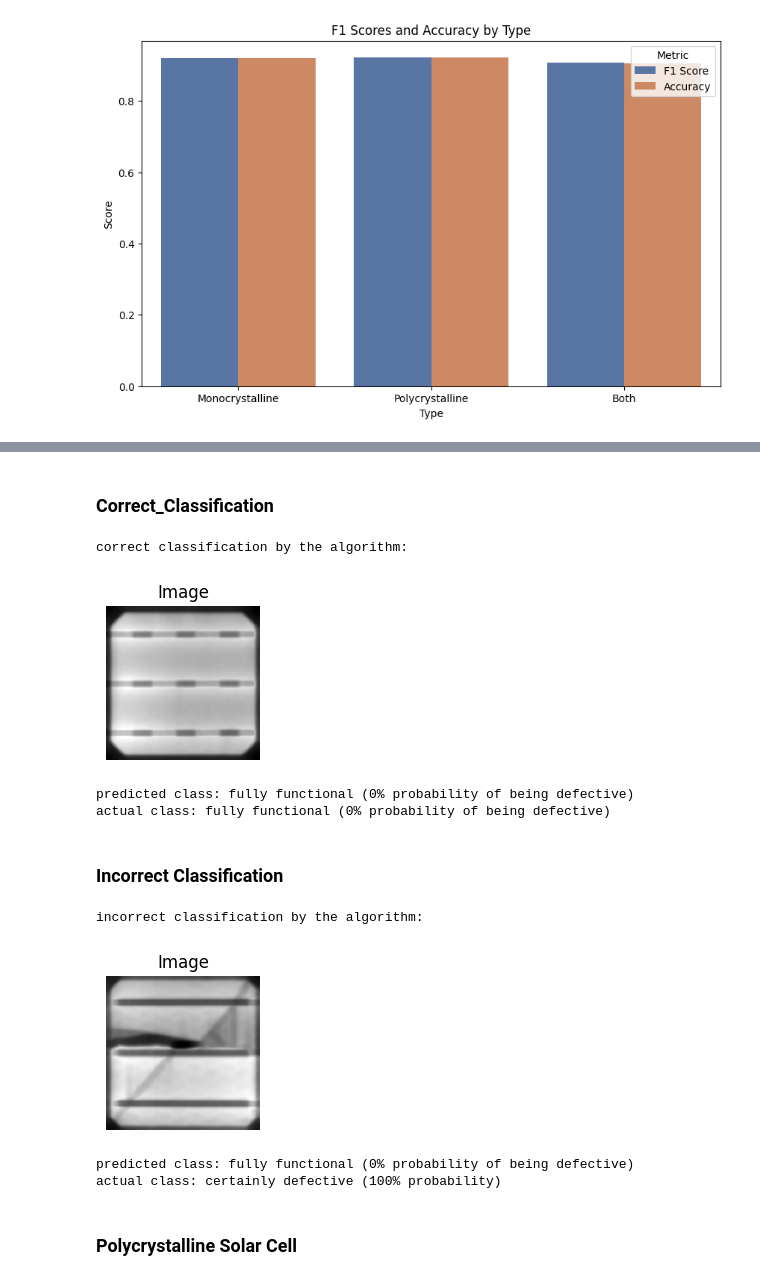
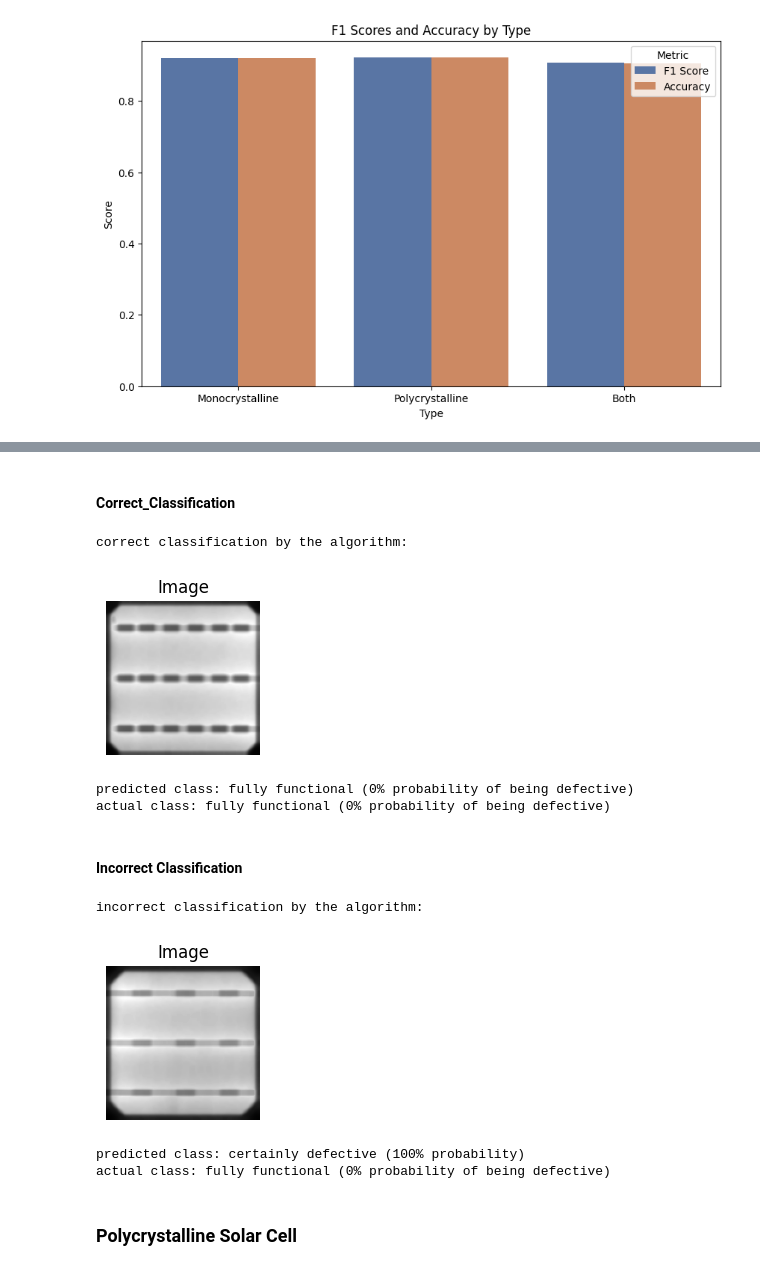
Before and after one commit to fardu8/SolarPanel-EL-Analyzer, a Jupyter notebook: Jarvis_comp9517_project _notebook.ipynb, the cells around one changed output, grey strips where cells are left out. Drawn from its saved outputs; the diff is of its cells as text; code cells hidden in the pictures.

```diff
--- a/Jarvis_comp9517_project _notebook.ipynb
+++ b/Jarvis_comp9517_project _notebook.ipynb
@@ -411,3 +414,0 @@ where $ \| \cdot \|_2 $ denotes the Euclidean norm.
-# %%
-with open('./data/pickles/model_mono.pkl', 'rb') as f:
-    model_mono = pk.load(f)
@@ -418 +488,6 @@ model_mono.predict()
+# %%
+MONO_MASK = model.types=='mono'
+pred = model.pred[MONO_MASK]
+actual = model.test_y[MONO_MASK]
+test = model.test_X[:, MONO_MASK]
 # %%
@@ -429,35 +504,36 @@ label_map = {0.0: 0, 0.33: 1, 0.66: 2, 1.0: 3}
 # %% [markdown]
-### Correct_Classification
+#### Correct_Classification
 # %%
-check_idx = 82
-actual_image = model_mono.test_X[:, check_idx]
-correct_idx = model_mono.nearest_image(actual_image)
+check_idx = 9
+actual_image = test[:, check_idx]
+correct_idx = model.nearest_image(actual_image)
 print("correct classification by the algorithm: ")
 show_image(actual_image.reshape(dimension), title="Image", is_cmap=True)
 print(
-    f"predicted class: {map_label_to_probability(label_map[model_mono.train_y[correct_idx]])}\n" +
-    f"actual class: {map_label_to_probability(model_mono.test_y[check_idx])}"
+    f"predicted class: {map_label_to_probability(label_map[model.train_y[correct_idx]])}\n" +
+    f"actual class: {map_label_to_probability(actual[check_idx])}"
 )
 # %% [output]
 correct classification by the algorithm:
-[figure, old version]
+[figure, new version]
 predicted class: fully functional (0% probability of being defective)
 actual class: fully functional (0% probability of being defective)
 # %% [markdown]
-### Incorrect Classification
+#### Incorrect Classification
 # %%
-actual_image = model_mono.test_X[:, 0]
-incorrect_idx = model_mono.nearest_image(actual_image)
+check_idx = 76
+actual_image = test[:, check_idx]
+incorrect_idx = model.nearest_image(actual_image)
 print("incorrect classification by the algorithm: ")
 show_image(actual_image.reshape(dimension), title="Image", is_cmap=True)
 print(
-    f"predicted class: {map_label_to_probability(label_map[model_mono.train_y[incorrect_idx]])}\n" +
-    f"actual class: {map_label_to_probability(model_mono.test_y[0])}"
+    f"predicted class: {map_label_to_probability(label_map[model.train_y[incorrect_idx]])}\n" +
+    f"actual class: {map_label_to_probability(actual[check_idx])}"
 )
 # %% [output]
 incorrect classification by the algorithm:
-[figure, old version]
+[figure, new version]
-predicted class: fully functional (0% probability of being defective)
-actual class: certainly defective (100% probability)
+predicted class: certainly defective (100% probability)
+actual class: fully functional (0% probability of being defective)
 # %% [markdown]
 ### Polycrystalline Solar Cell
```
Also changed, not shown: parts of 31 cells of this notebook, 8 other files.
